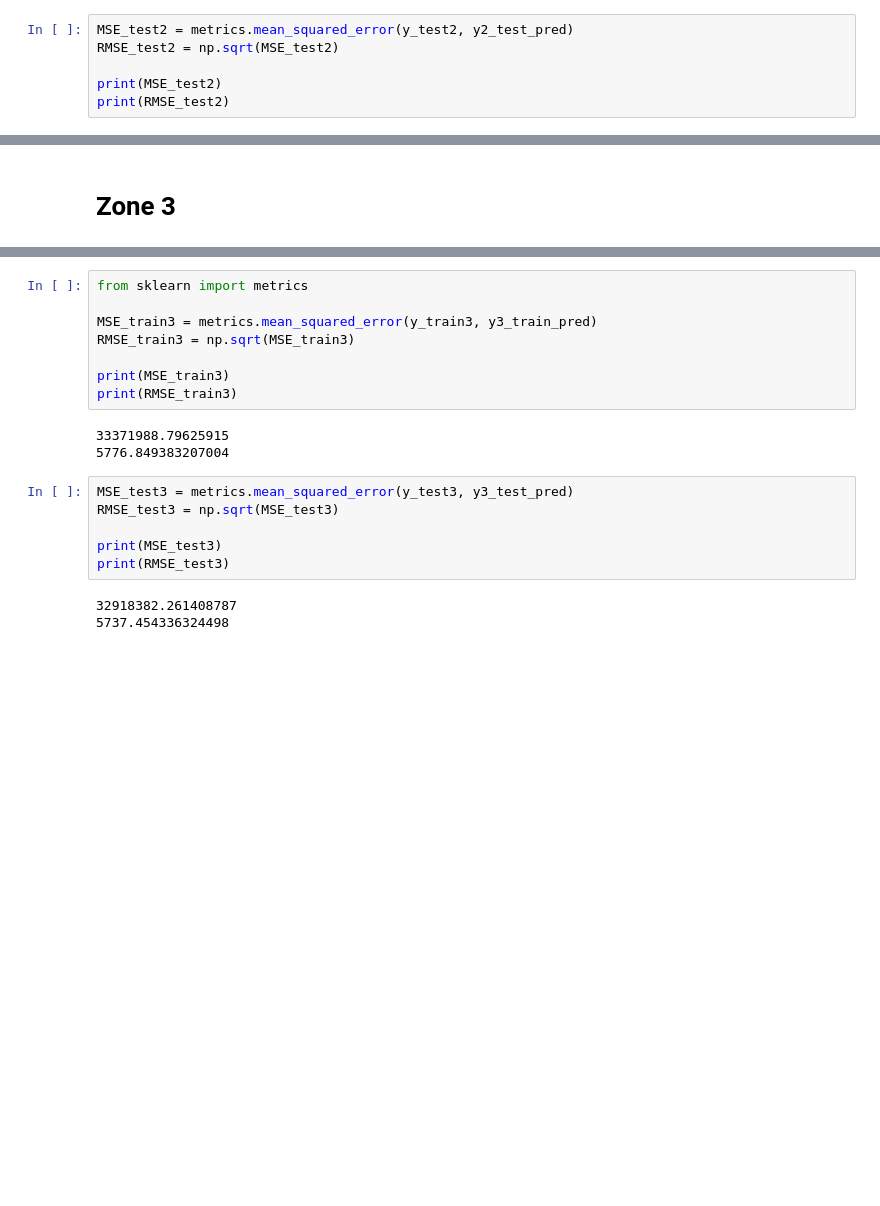
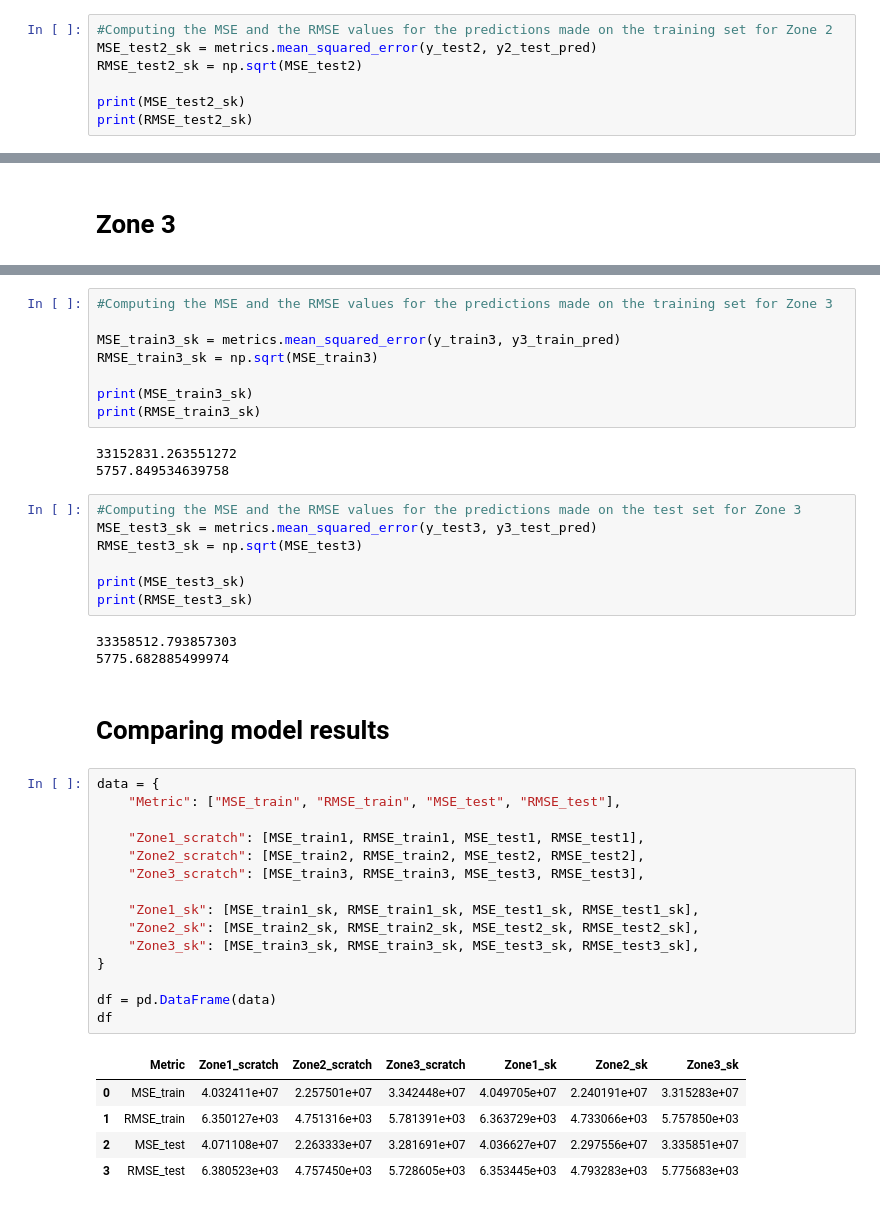
Before and after one commit to ethanbailey166/ENGR-1330-Final-Project, a Jupyter notebook: Power Consumption Project.ipynb, the cells around one changed output, grey strips where cells are left out. Cells and saved outputs as stored; diff of their text form; blank space fills up the shorter version.

Commit message:
Comparing model results and added comments to each cell

```diff
--- a/Power Consumption Project.ipynb
+++ b/Power Consumption Project.ipynb
@@ -731,7 +761,8 @@ print(RMSE_train2)
 # %%
-MSE_test2 = metrics.mean_squared_error(y_test2, y2_test_pred)
-RMSE_test2 = np.sqrt(MSE_test2)
+#Computing the MSE and the RMSE values for the predictions made on the training set for Zone 2
+MSE_test2_sk = metrics.mean_squared_error(y_test2, y2_test_pred)
+RMSE_test2_sk = np.sqrt(MSE_test2)
 
-print(MSE_test2)
-print(RMSE_test2)
+print(MSE_test2_sk)
+print(RMSE_test2_sk)
 # %% [output]
@@ -762,20 +795,44 @@ Text(0.5, 1.0, 'Zone 3 Predictions vs. actual values in the test set')
 # %%
-from sklearn import metrics
+#Computing the MSE and the RMSE values for the predictions made on the training set for Zone 3
 
-MSE_train3 = metrics.mean_squared_error(y_train3, y3_train_pred)
-RMSE_train3 = np.sqrt(MSE_train3)
+MSE_train3_sk = metrics.mean_squared_error(y_train3, y3_train_pred)
+RMSE_train3_sk = np.sqrt(MSE_train3)
 
-print(MSE_train3)
-print(RMSE_train3)
+print(MSE_train3_sk)
+print(RMSE_train3_sk)
 # %% [output]
-33371988.79625915
-5776.849383207004
+33152831.263551272
+5757.849534639758
 # %%
-MSE_test3 = metrics.mean_squared_error(y_test3, y3_test_pred)
-RMSE_test3 = np.sqrt(MSE_test3)
+#Computing the MSE and the RMSE values for the predictions made on the test set for Zone 3
+MSE_test3_sk = metrics.mean_squared_error(y_test3, y3_test_pred)
+RMSE_test3_sk = np.sqrt(MSE_test3)
 
-print(MSE_test3)
-print(RMSE_test3)
+print(MSE_test3_sk)
+print(RMSE_test3_sk)
 # %% [output]
-32918382.261408787
-5737.454336324498
+33358512.793857303
+5775.682885499974
+# %% [markdown]
+# Comparing model results
+# %%
+data = {
+    "Metric": ["MSE_train", "RMSE_train", "MSE_test", "RMSE_test"],
+
+    "Zone1_scratch": [MSE_train1, RMSE_train1, MSE_test1, RMSE_test1],
+    "Zone2_scratch": [MSE_train2, RMSE_train2, MSE_test2, RMSE_test2],
+    "Zone3_scratch": [MSE_train3, RMSE_train3, MSE_test3, RMSE_test3],
+
+    "Zone1_sk": [MSE_train1_sk, RMSE_train1_sk, MSE_test1_sk, RMSE_test1_sk],
+    "Zone2_sk": [MSE_train2_sk, RMSE_train2_sk, MSE_test2_sk, RMSE_test2_sk],
+    "Zone3_sk": [MSE_train3_sk, RMSE_train3_sk, MSE_test3_sk, RMSE_test3_sk],
+}
+
+df = pd.DataFrame(data)
+df
+# %% [output]
+|  | Metric | Zone1_scratch | Zone2_scratch | Zone3_scratch | Zone1_sk | Zone2_sk | Zone3_sk |
+| 0 | MSE_train | 4.032411e+07 | 2.257501e+07 | 3.342448e+07 | 4.049705e+07 | 2.240191e+07 | 3.315283e+07 |
+| 1 | RMSE_train | 6.350127e+03 | 4.751316e+03 | 5.781391e+03 | 6.363729e+03 | 4.733066e+03 | 5.757850e+03 |
+| 2 | MSE_test | 4.071108e+07 | 2.263333e+07 | 3.281691e+07 | 4.036627e+07 | 2.297556e+07 | 3.335851e+07 |
+| 3 | RMSE_test | 6.380523e+03 | 4.757450e+03 | 5.728605e+03 | 6.353445e+03 | 4.793283e+03 | 5.775683e+03 |
```
Also changed, not shown: parts of 26 cells of this notebook.
